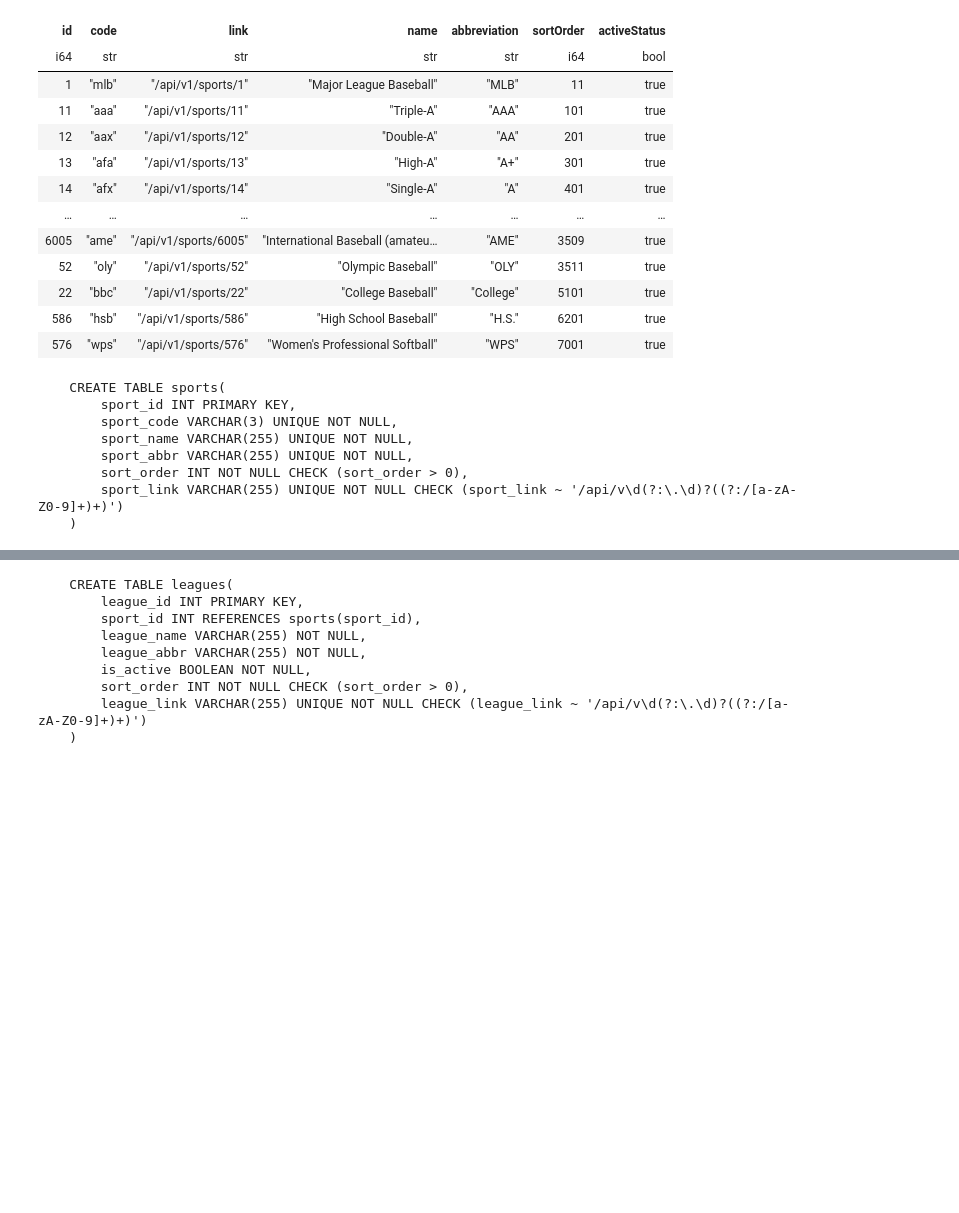
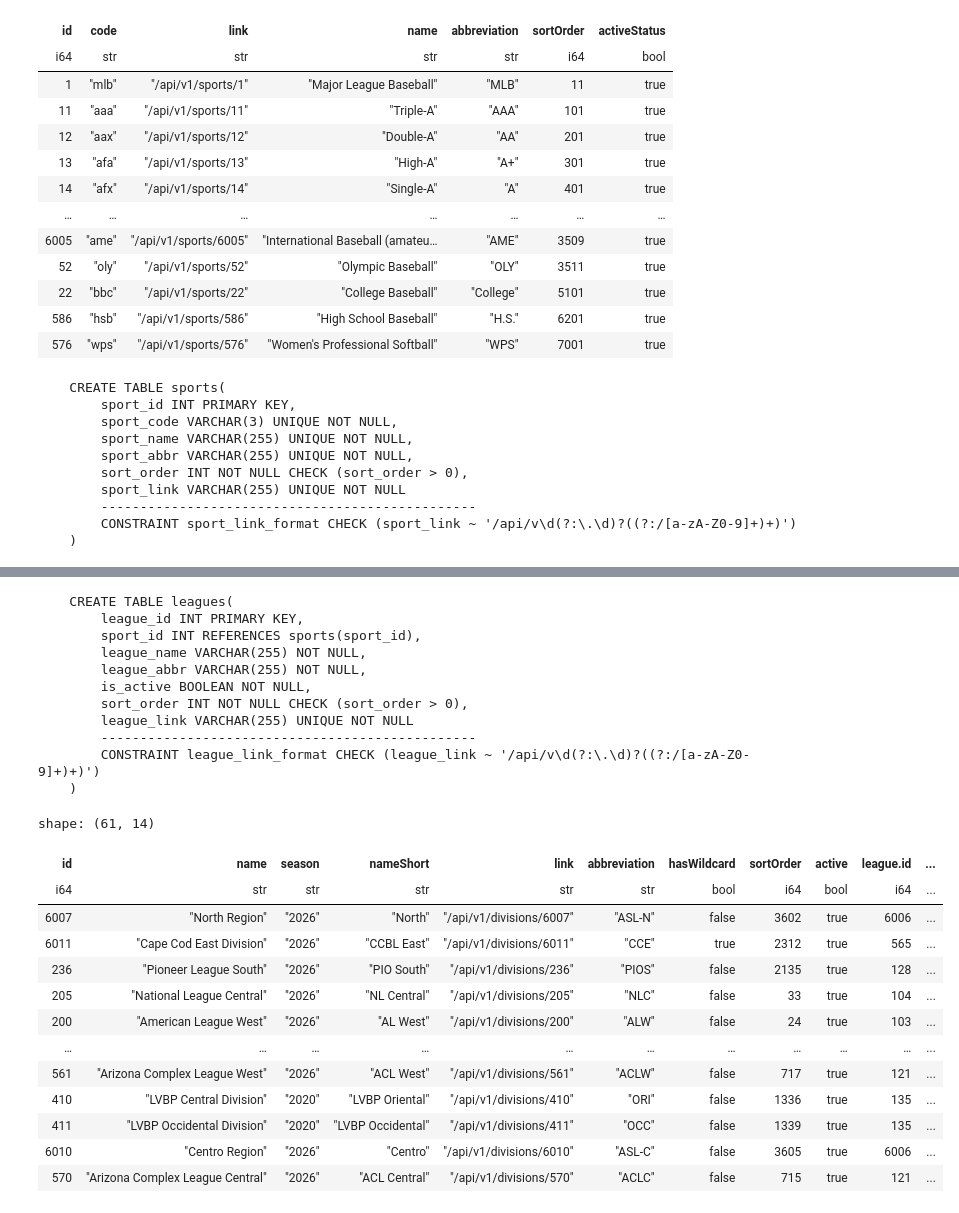
Before and after one commit to chernobylx/Saber, a Jupyter notebook: duck_schema.ipynb, the cells around one changed output, grey strips where cells are left out. Saved outputs shown, nothing was run; the diff lists cells and outputs as text; code cells hidden in the pictures; blank space fills up the shorter version.

Commit message:
move constraints, reformat drop/create executions

```diff
--- a/duck_schema.ipynb
+++ b/duck_schema.ipynb
@@ -30,7 +28,9 @@ CREATE_sports = '''
         sport_name VARCHAR(255) UNIQUE NOT NULL,
         sport_abbr VARCHAR(255) UNIQUE NOT NULL,
         sort_order INT NOT NULL CHECK (sort_order > 0),
-        sport_link VARCHAR(255) UNIQUE NOT NULL CHECK (sport_link ~ link_regex)
+        sport_link VARCHAR(255) UNIQUE NOT NULL
+        ------------------------------------------------
+        CONSTRAINT sport_link_format CHECK (sport_link ~ link_regex)
     )
 '''
 CREATE_sports = CREATE_sports.replace('link_regex', '\'' + link_regex + '\'')
@@ -42,7 +42,9 @@ print(CREATE_sports)
         sport_name VARCHAR(255) UNIQUE NOT NULL,
         sport_abbr VARCHAR(255) UNIQUE NOT NULL,
         sort_order INT NOT NULL CHECK (sort_order > 0),
-        sport_link VARCHAR(255) UNIQUE NOT NULL CHECK (sport_link ~ '/api/v\d(?:\.\d)?((?:/[a-zA-Z0-9]+)+)')
+        sport_link VARCHAR(255) UNIQUE NOT NULL
+        ------------------------------------------------
+        CONSTRAINT sport_link_format CHECK (sport_link ~ '/api/v\d(?:\.\d)?((?:/[a-zA-Z0-9]+)+)')
     )
 # %%
 get_leagues()
@@ -70,7 +72,9 @@ CREATE_leagues = '''
         league_abbr VARCHAR(255) NOT NULL,
         is_active BOOLEAN NOT NULL,
         sort_order INT NOT NULL CHECK (sort_order > 0),
-        league_link VARCHAR(255) UNIQUE NOT NULL CHECK (league_link ~ link_regex)
+        league_link VARCHAR(255) UNIQUE NOT NULL
+        ------------------------------------------------
+        CONSTRAINT league_link_format CHECK (league_link ~ link_regex)
     )
 '''
 CREATE_leagues = CREATE_leagues.replace('link_regex', '\'' + link_regex + '\'')
@@ -83,5 +87,24 @@ print(CREATE_leagues)
         league_abbr VARCHAR(255) NOT NULL,
         is_active BOOLEAN NOT NULL,
         sort_order INT NOT NULL CHECK (sort_order > 0),
-        league_link VARCHAR(255) UNIQUE NOT NULL CHECK (league_link ~ '/api/v\d(?:\.\d)?((?:/[a-zA-Z0-9]+)+)')
+        league_link VARCHAR(255) UNIQUE NOT NULL
+        ------------------------------------------------
+        CONSTRAINT league_link_format CHECK (league_link ~ '/api/v\d(?:\.\d)?((?:/[a-zA-Z0-9]+)+)')
     )
+# %%
+get_divisions()
+# %% [output]
+shape: (61, 14)
+| id | name | season | nameShort | link | abbreviation | hasWildcard | sortOrder | active | league.id | ... |
+| i64 | str | str | str | str | str | bool | i64 | bool | i64 | ... |
+| 6007 | "North Region" | "2026" | "North" | "/api/v1/divisions/6007" | "ASL-N" | false | 3602 | true | 6006 | ... |
+| 6011 | "Cape Cod East Division" | "2026" | "CCBL East" | "/api/v1/divisions/6011" | "CCE" | true | 2312 | true | 565 | ... |
+| 236 | "Pioneer League South" | "2026" | "PIO South" | "/api/v1/divisions/236" | "PIOS" | false | 2135 | true | 128 | ... |
+| 205 | "National League Central" | "2026" | "NL Central" | "/api/v1/divisions/205" | "NLC" | false | 33 | true | 104 | ... |
+| 200 | "American League West" | "2026" | "AL West" | "/api/v1/divisions/200" | "ALW" | false | 24 | true | 103 | ... |
+| … | … | … | … | … | … | … | … | … | … | ... |
+| 561 | "Arizona Complex League West" | "2026" | "ACL West" | "/api/v1/divisions/561" | "ACLW" | false | 717 | true | 121 | ... |
+| 410 | "LVBP Central Division" | "2020" | "LVBP Oriental" | "/api/v1/divisions/410" | "ORI" | false | 1336 | true | 135 | ... |
+| 411 | "LVBP Occidental Division" | "2020" | "LVBP Occidental" | "/api/v1/divisions/411" | "OCC" | false | 1339 | true | 135 | ... |
+| 6010 | "Centro Region" | "2026" | "Centro" | "/api/v1/divisions/6010" | "ASL-C" | false | 3605 | true | 6006 | ... |
+| 570 | "Arizona Complex League Central" | "2026" | "ACL Central" | "/api/v1/divisions/570" | "ACLC" | false | 715 | true | 121 | ... |
```
Also changed, not shown: parts of 6 cells of this notebook.
